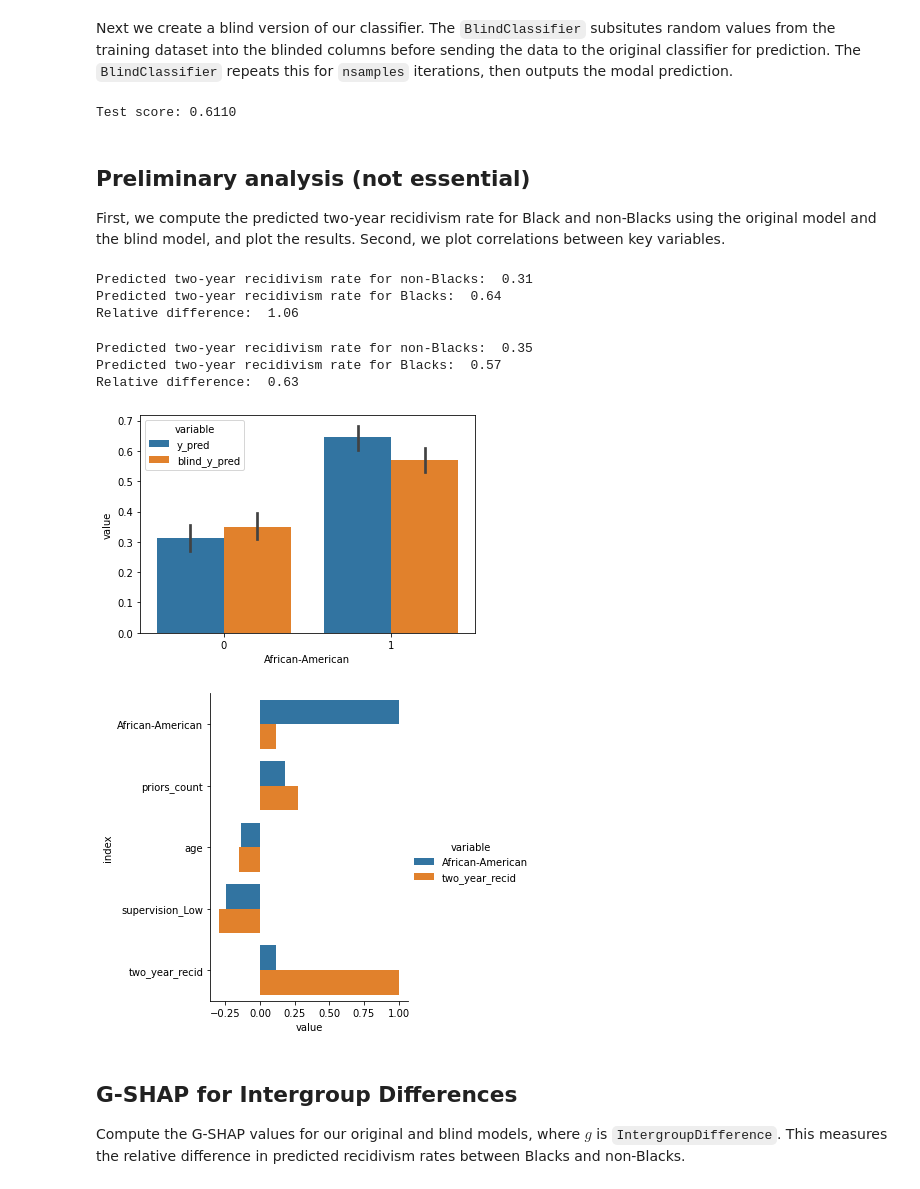
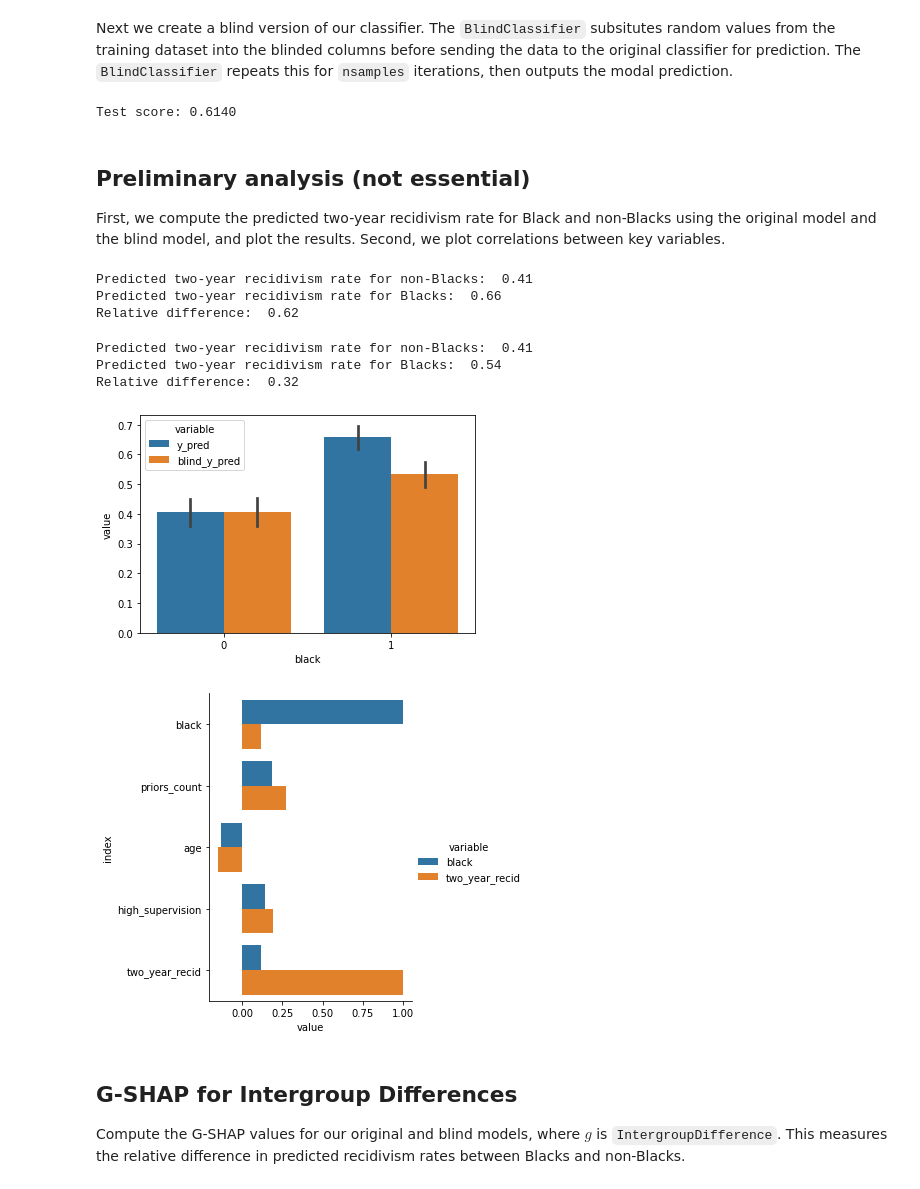
Before and after one commit to dsbowen/gshap, a Jupyter notebook: intergroup_differences.ipynb, the cells around one changed output. Cells and saved outputs as stored; diff of their text form; code cells hidden in the pictures.

```diff
--- a/intergroup_differences.ipynb
+++ b/intergroup_differences.ipynb
@@ -42,13 +42,13 @@ Next we create a blind version of our classifier. The `BlindClassifier` subsitut
 blind_clf = BlindClassifier(
     clf.predict,
     X_train,
-    ('age','African-American','Caucasian'),
+    ('age','black'),
     nsamples=1
 )
 accuracy = accuracy_score(blind_clf.predict(X_test), y_test)
 print('Test score: %.4f' % accuracy)
 # %% [output]
-Test score: 0.6110
+Test score: 0.6140
 # %% [markdown]
 ## Preliminary analysis (not essential)
 
@@ -56,50 +56,47 @@ First, we compute the predicted two-year recidivism rate for Black and non-Black
 # %%
 df = pd.concat((X_test, y_test), axis=1)
 df['y_pred'] = clf.predict(X_test)
-p_non_black, p_black = df.groupby('African-American')['y_pred'].mean()
+p_non_black, p_black = df.groupby('black')['y_pred'].mean()
 print('Predicted two-year recidivism rate for non-Blacks: % .2f' % p_non_black)
 print('Predicted two-year recidivism rate for Blacks: % .2f' % p_black)
 print('Relative difference: % .2f' % (p_black/p_non_black - 1))
 # %% [output]
-Predicted two-year recidivism rate for non-Blacks:  0.31
-Predicted two-year recidivism rate for Blacks:  0.64
-Relative difference:  1.06
+Predicted two-year recidivism rate for non-Blacks:  0.41
+Predicted two-year recidivism rate for Blacks:  0.66
+Relative difference:  0.62
 # %%
 df['blind_y_pred'] = blind_clf.predict(X_test)
-p_non_black, p_black = df.groupby('African-American')['blind_y_pred'].mean()
+p_non_black, p_black = df.groupby('black')['blind_y_pred'].mean()
 print('Predicted two-year recidivism rate for non-Blacks: % .2f' % p_non_black)
 print('Predicted two-year recidivism rate for Blacks: % .2f' % p_black)
 print('Relative difference: % .2f' % (p_black/p_non_black - 1))
 # %% [output]
-Predicted two-year recidivism rate for non-Blacks:  0.35
-Predicted two-year recidivism rate for Blacks:  0.57
-Relative difference:  0.63
+Predicted two-year recidivism rate for non-Blacks:  0.41
+Predicted two-year recidivism rate for Blacks:  0.54
+Relative difference:  0.32
 # %%
 df['id'] = df.index
-df = df.melt(('id', 'African-American'), value_vars=('y_pred', 'blind_y_pred'))
-sns.barplot(y='value', x='African-American', hue='variable', data=df)
+df = df.melt(('id', 'black'), value_vars=('y_pred', 'blind_y_pred'))
+sns.barplot(y='value', x='black', hue='variable', data=df)
 plt.show()
 # %% [output]
-[figure, old version]
+[figure, new version]
 # %%
 corr_df = recidivism.df[[
-    'African-American', 'priors_count', 'age', 'supervision_Low', 'two_year_recid'
+    'black', 'priors_count', 'age', 'high_supervision', 'two_year_recid'
 ]].corr().reset_index()
-corr_df = corr_df.melt(
-    'index',
-    value_vars=['African-American', 'two_year_recid']
-)
+corr_df = corr_df.melt('index', value_vars=['black', 'two_year_recid'])
 sns.catplot(
     x='value',
     y='index',
     hue='variable',
     data=corr_df,
     kind='bar',
     orient='h'
 )
 plt.show()
 # %% [output]
-[figure, old version]
+[figure, new version]
 # %% [markdown]
 ## G-SHAP for Intergroup Differences
 
```
Also changed, not shown: parts of 5 cells of this notebook, 6 other files.
